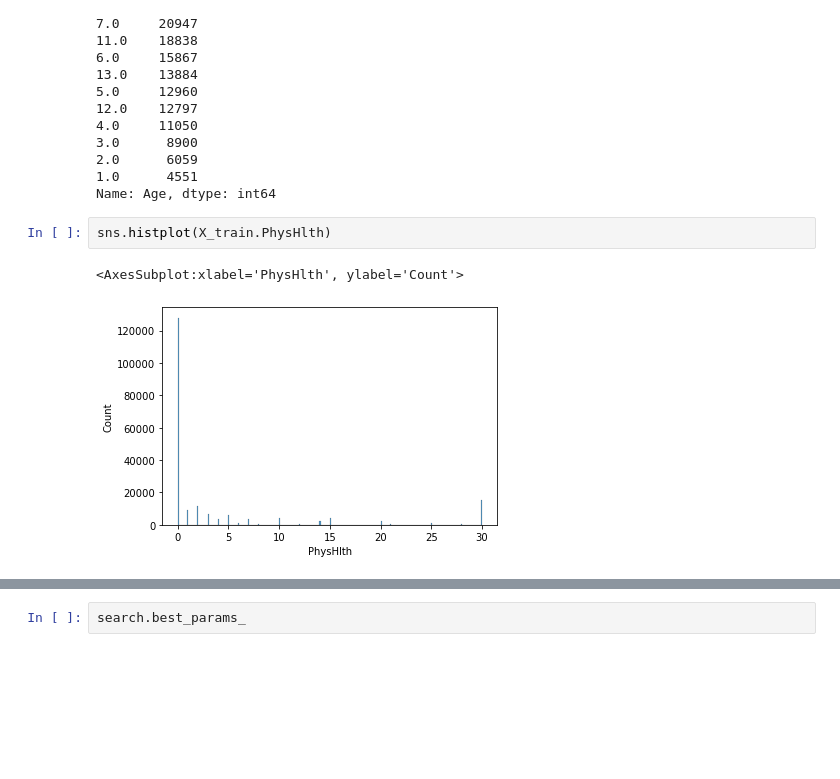
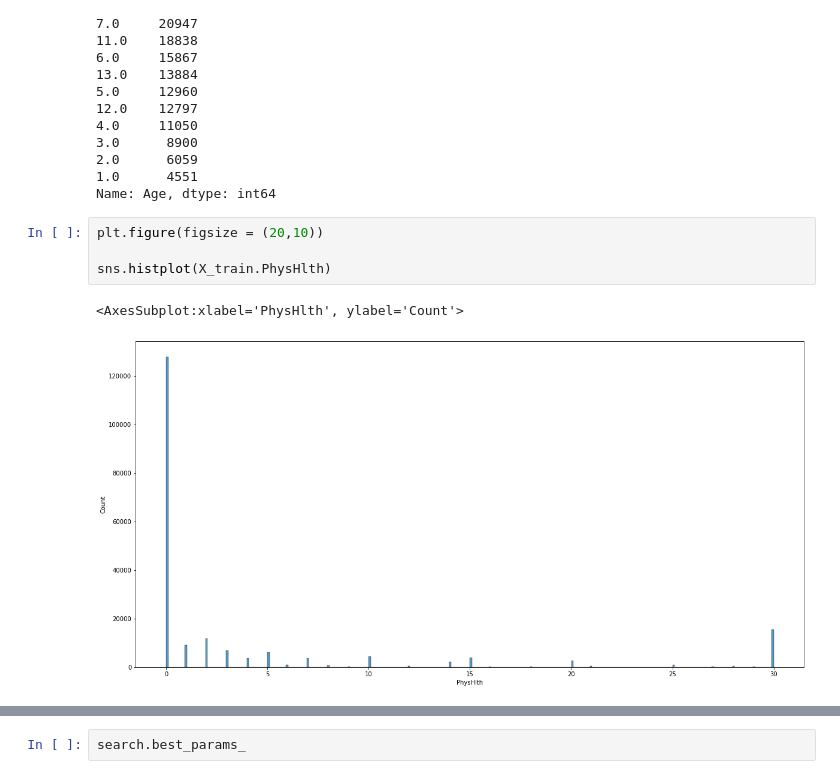
Before and after one commit to andnic51294/Diabetes_prediction, a Jupyter notebook: experimentation.ipynb, the cells around one changed output, grey strips where cells are left out. Cells and saved outputs as stored; diff of their text form; blank space fills up the shorter version.

```diff
--- a/experimentation.ipynb
+++ b/experimentation.ipynb
@@ -615,10 +849,12 @@ X_train.Age.value_counts()
 1.0      4551
 Name: Age, dtype: int64
 # %%
+plt.figure(figsize = (20,10))
+
 sns.histplot(X_train.PhysHlth)
 # %% [output]
 <AxesSubplot:xlabel='PhysHlth', ylabel='Count'>
-[figure, old version]
+[figure, new version]
 # %%
 Xa = X_train[['PhysHlth']]
 params = {'max_depth':[2, 3, 4, 6, 8],  'min_samples_split':[2,3,5,10]}
```
Also changed, not shown: parts of 38 cells of this notebook.
